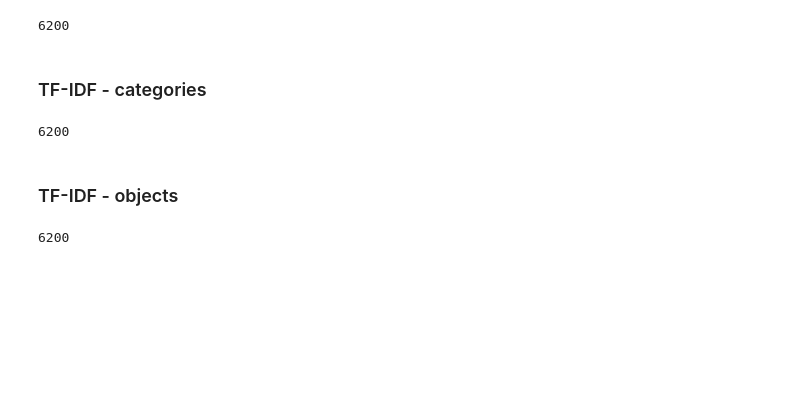
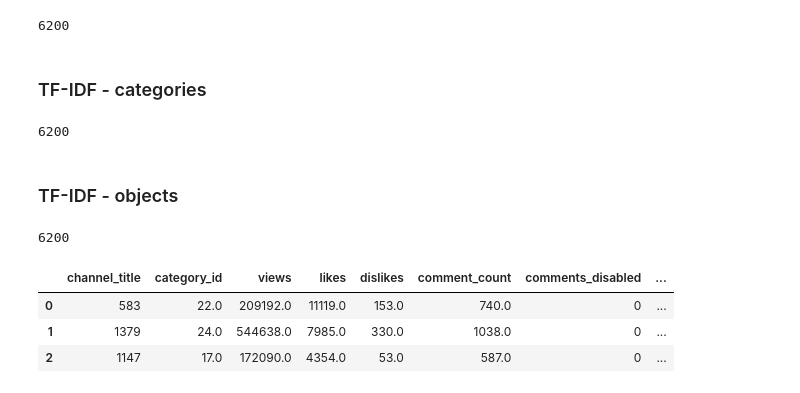
Before and after one commit to AdamKlejda/PED_YT, a Jupyter notebook: notebooks/Etap3/LiLateeEtap3.ipynb, the cells around one changed output. Drawn from its saved outputs; the diff is of its cells as text; code cells hidden in the pictures; blank space fills up the shorter version.

```diff
--- a/notebooks/Etap3/LiLateeEtap3.ipynb
+++ b/notebooks/Etap3/LiLateeEtap3.ipynb
@@ -299,3 +301,10 @@ cols_to_remove = [
 
 df = df.loc[:, ~df.columns.isin(cols_to_remove)]
 df.to_csv(f"./../../our_data/Etap3/{region}_final.csv",index=False)
+# %%
+pd.read_csv(f"./../../our_data/Etap3/GB_final.csv")[:3]
+# %% [output]
+|  | channel_title | category_id | views | likes | dislikes | comment_count | comments_disabled | ... |
+| 0 | 583 | 22.0 | 209192.0 | 11119.0 | 153.0 | 740.0 | 0 | ... |
+| 1 | 1379 | 24.0 | 544638.0 | 7985.0 | 330.0 | 1038.0 | 0 | ... |
+| 2 | 1147 | 17.0 | 172090.0 | 4354.0 | 53.0 | 587.0 | 0 | ... |
```
Also changed, not shown: parts of 1 cell of this notebook, 2 other files.
